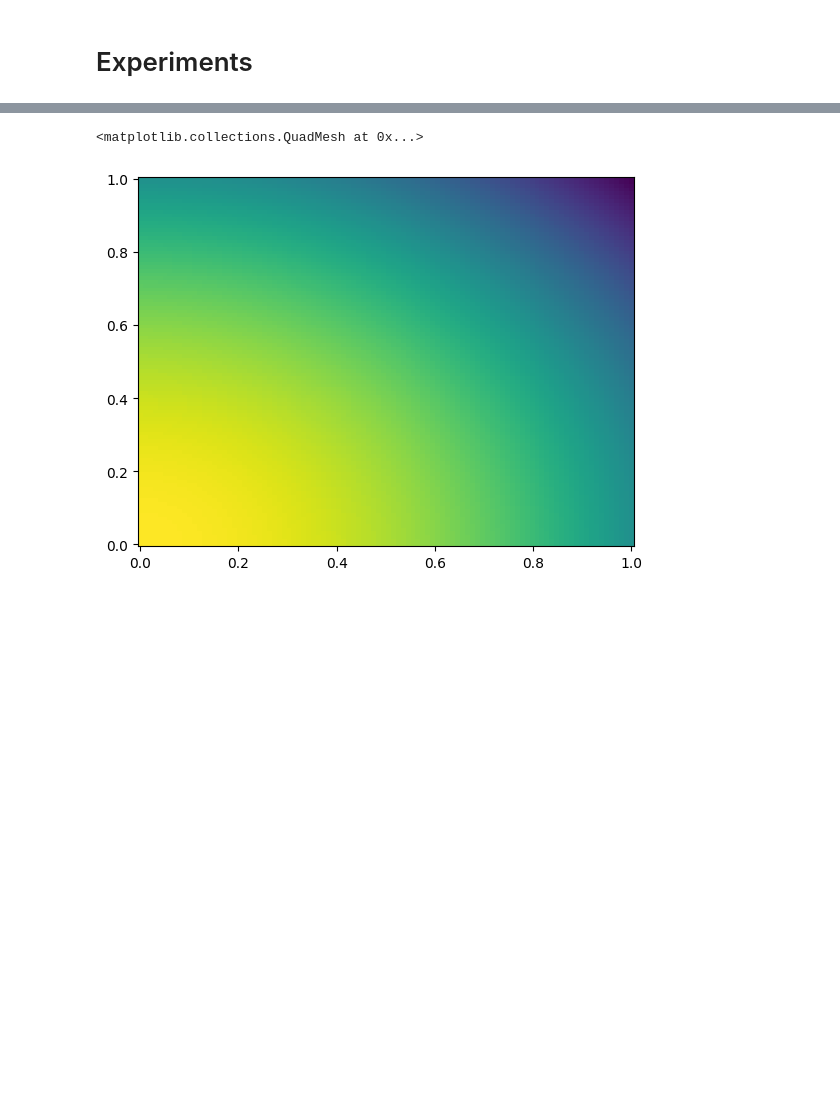
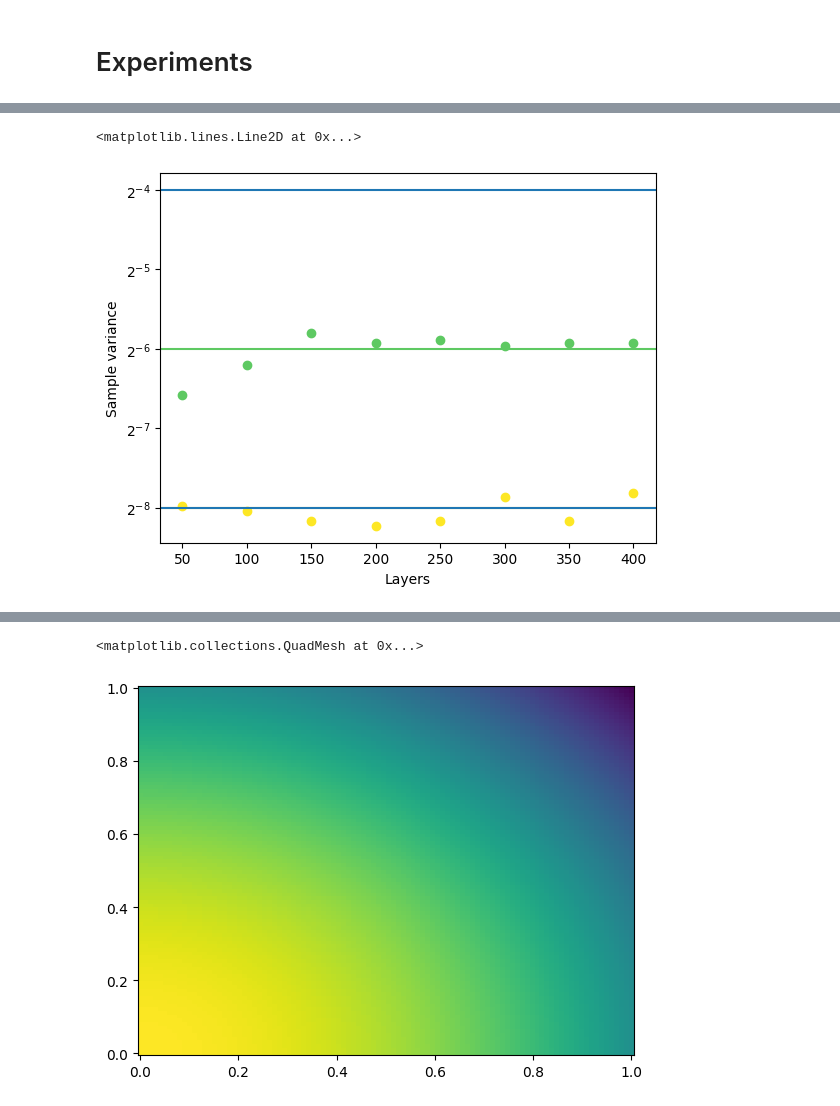
Before and after one commit to idnm/barren_traps, a Jupyter notebook: barren_traps.ipynb, the cells around one changed output, grey strips where cells are left out. Drawn from its saved outputs; the diff is of its cells as text; code cells hidden in the pictures; blank space fills up the shorter version.

```diff
--- a/barren_traps.ipynb
+++ b/barren_traps.ipynb
@@ -247,0 +303,7 @@ list(range(10, 40, 10)) + list(range(40, 400+1, 40))
+# %%
+experiment_bp.plot_results_bp()
+plt.axhline(2**-4)
+plt.axhline(2**-8)
+# %% [output]
+<matplotlib.lines.Line2D at 0x...>
+[figure, added]
```
Also changed, not shown: parts of 12 cells of this notebook.
